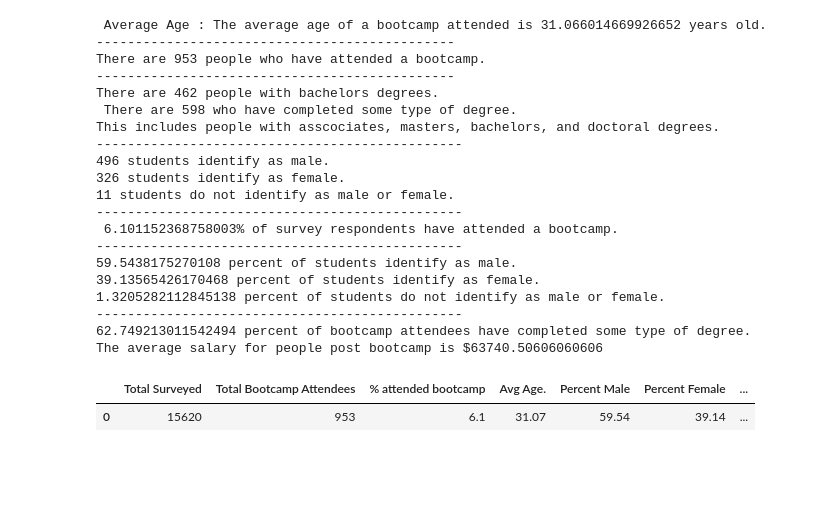
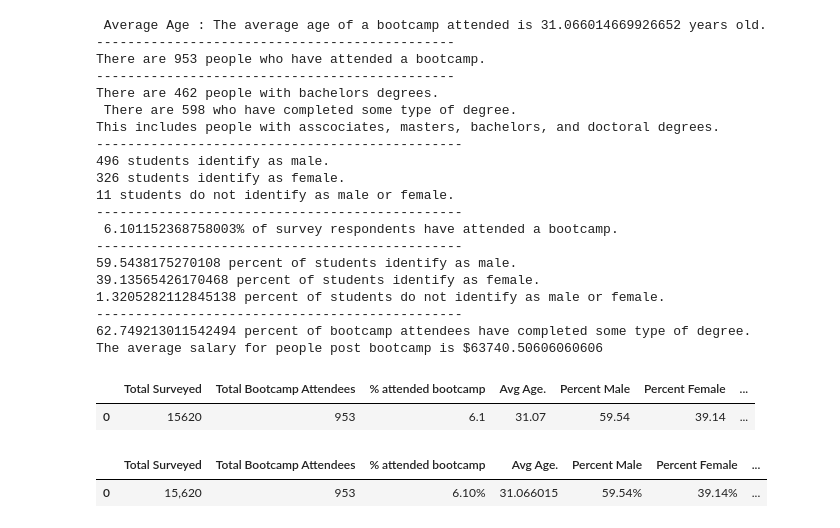
Before and after one commit to zachtspahr/z_spahr_gw_hw, a Jupyter notebook: Pandas HW Week 4/Part 1/Mini Project A/data_clean_up-Copy1.ipynb, the cells around one changed output. Cells and saved outputs as stored; diff of their text form; code cells hidden in the pictures; blank space fills up the shorter version.

```diff
--- a/data_clean_up-Copy1.ipynb
+++ b/Pandas HW Week 4/Part 1/Mini Project A/data_clean_up-Copy1.ipynb
@@ -208,2 +206,15 @@ bootcamp_breakdown.round(2)
+# %%
+# Improve formatting before outputting spreadsheet
+bootcamp_breakdown["Percent Male"] = bootcamp_breakdown["Percent Male"].map("{0:,.2f}%".format)
+bootcamp_breakdown["Percent Female"] = bootcamp_breakdown["Percent Female"].map("{0:,.2f}%".format)
+bootcamp_breakdown["Percent Non Gender Specific"] = bootcamp_breakdown["Percent Non Gender Specific"].map("{0:,.2f}%".format)
+bootcamp_breakdown["% attended bootcamp"] = bootcamp_breakdown["% attended bootcamp"].map("{0:,.2f}%".format)
+bootcamp_breakdown["Has A Degree"] = bootcamp_breakdown["Has A Degree"].map("{0:,.2f}%".format)
+bootcamp_breakdown["Average Post-Bootcamp Salary"] = bootcamp_breakdown["Average Post-Bootcamp Salary"].map("${0:,.0f}".format)
+bootcamp_breakdown["Total Surveyed"] = bootcamp_breakdown["Total Surveyed"].map("{0:,.0f}".format)
+bootcamp_breakdown
+# %% [output]
+|  | Total Surveyed | Total Bootcamp Attendees | % attended bootcamp | Avg Age. | Percent Male | Percent Female | ... |
+| 0 | 15,620 | 953 | 6.10% | 31.066015 | 59.54% | 39.14% | ... |
 # %%
 # Export to Excel
```
Also changed, not shown: parts of 2 cells of this notebook, 17 other files.
